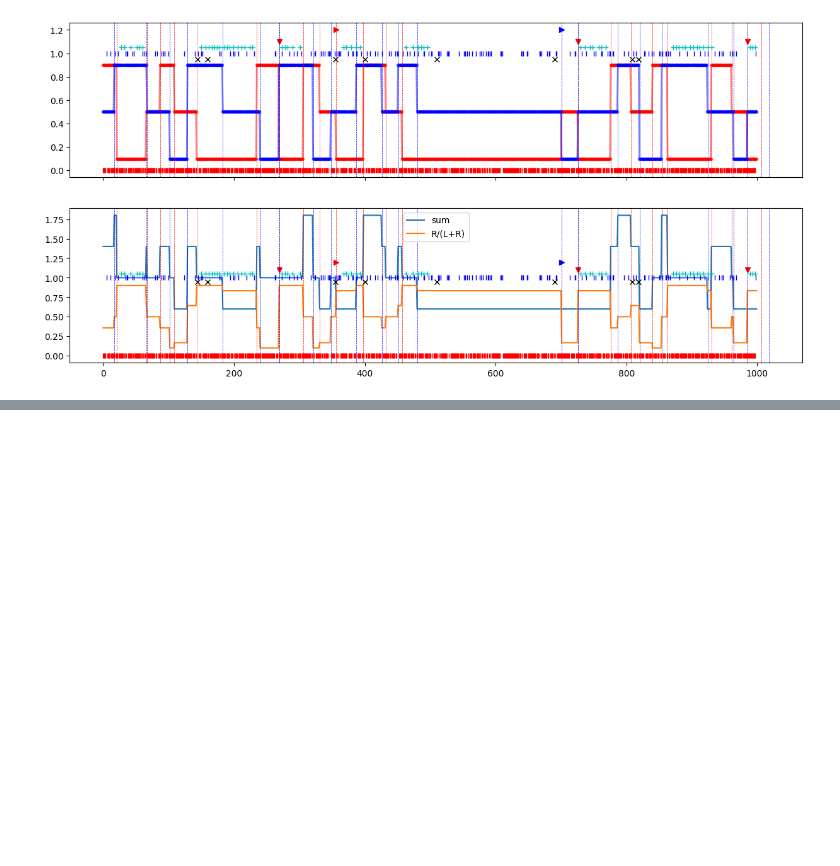
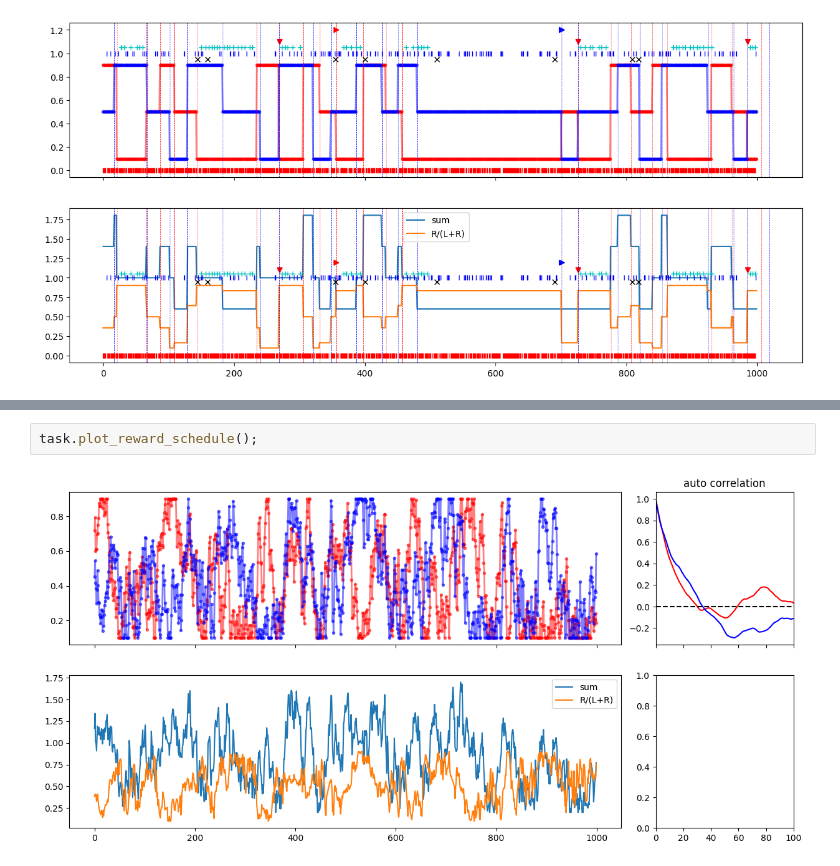
Before and after one commit to AllenNeuralDynamics/aind-behavior-gym, a Jupyter notebook: notebook/demo_gym_env.ipynb, the cells around one changed output, grey strips where cells are left out. Cells and saved outputs as stored; diff of their text form; blank space fills up the shorter version.

```diff
--- a/notebook/demo_gym_env.ipynb
+++ b/notebook/demo_gym_env.ipynb
@@ -121,0 +170,4 @@ task.plot_reward_schedule();
+# %%
+task.plot_reward_schedule();
+# %% [output]
+[figure, added]
```
Also changed, not shown: parts of 4 cells of this notebook.
